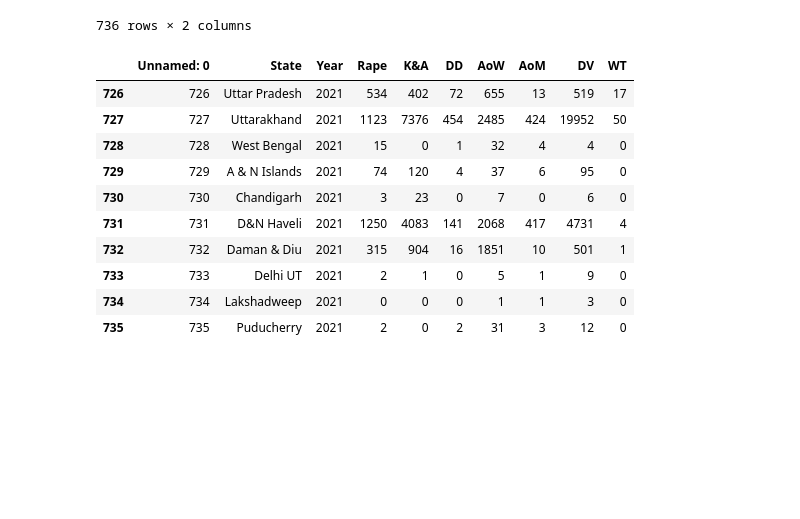
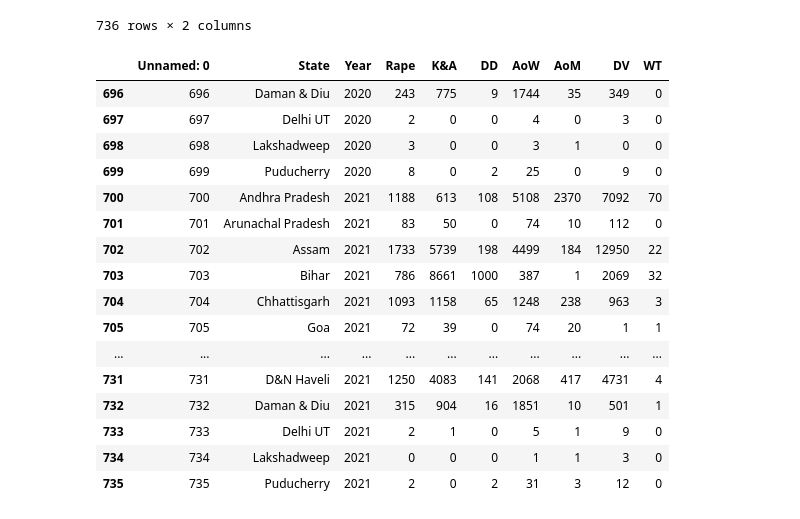
Before and after one commit to MimoHasPurpose/Exploration, a Jupyter notebook: seaborn/research/rape.ipynb, the cells around one changed output. Drawn from its saved outputs; the diff is of its cells as text; code cells hidden in the pictures; blank space fills up the shorter version.

Commit message:
rape data

```diff
--- a/seaborn/research/rape.ipynb
+++ b/seaborn/research/rape.ipynb
@@ -51,14 +60,20 @@ state_rape
 | 735 | Puducherry | 2 |
 736 rows × 2 columns
 # %%
-data.tail(10)
+data.tail(40)
 # %% [output]
 |  | Unnamed: 0 | State | Year | Rape | K&A | DD | AoW | AoM | DV | WT |
-| 726 | 726 | Uttar Pradesh | 2021 | 534 | 402 | 72 | 655 | 13 | 519 | 17 |
-| 727 | 727 | Uttarakhand | 2021 | 1123 | 7376 | 454 | 2485 | 424 | 19952 | 50 |
-| 728 | 728 | West Bengal | 2021 | 15 | 0 | 1 | 32 | 4 | 4 | 0 |
-| 729 | 729 | A & N Islands | 2021 | 74 | 120 | 4 | 37 | 6 | 95 | 0 |
-| 730 | 730 | Chandigarh | 2021 | 3 | 23 | 0 | 7 | 0 | 6 | 0 |
+| 696 | 696 | Daman & Diu | 2020 | 243 | 775 | 9 | 1744 | 35 | 349 | 0 |
+| 697 | 697 | Delhi UT | 2020 | 2 | 0 | 0 | 4 | 0 | 3 | 0 |
+| 698 | 698 | Lakshadweep | 2020 | 3 | 0 | 0 | 3 | 1 | 0 | 0 |
+| 699 | 699 | Puducherry | 2020 | 8 | 0 | 2 | 25 | 0 | 9 | 0 |
+| 700 | 700 | Andhra Pradesh | 2021 | 1188 | 613 | 108 | 5108 | 2370 | 7092 | 70 |
+| 701 | 701 | Arunachal Pradesh | 2021 | 83 | 50 | 0 | 74 | 10 | 112 | 0 |
+| 702 | 702 | Assam | 2021 | 1733 | 5739 | 198 | 4499 | 184 | 12950 | 22 |
+| 703 | 703 | Bihar | 2021 | 786 | 8661 | 1000 | 387 | 1 | 2069 | 32 |
+| 704 | 704 | Chhattisgarh | 2021 | 1093 | 1158 | 65 | 1248 | 238 | 963 | 3 |
+| 705 | 705 | Goa | 2021 | 72 | 39 | 0 | 74 | 20 | 1 | 1 |
+| ... | ... | ... | ... | ... | ... | ... | ... | ... | ... | ... |
 | 731 | 731 | D&N Haveli | 2021 | 1250 | 4083 | 141 | 2068 | 417 | 4731 | 4 |
 | 732 | 732 | Daman & Diu | 2021 | 315 | 904 | 16 | 1851 | 10 | 501 | 1 |
 | 733 | 733 | Delhi UT | 2021 | 2 | 1 | 0 | 5 | 1 | 9 | 0 |
```
Also changed, not shown: parts of 4 cells of this notebook.
